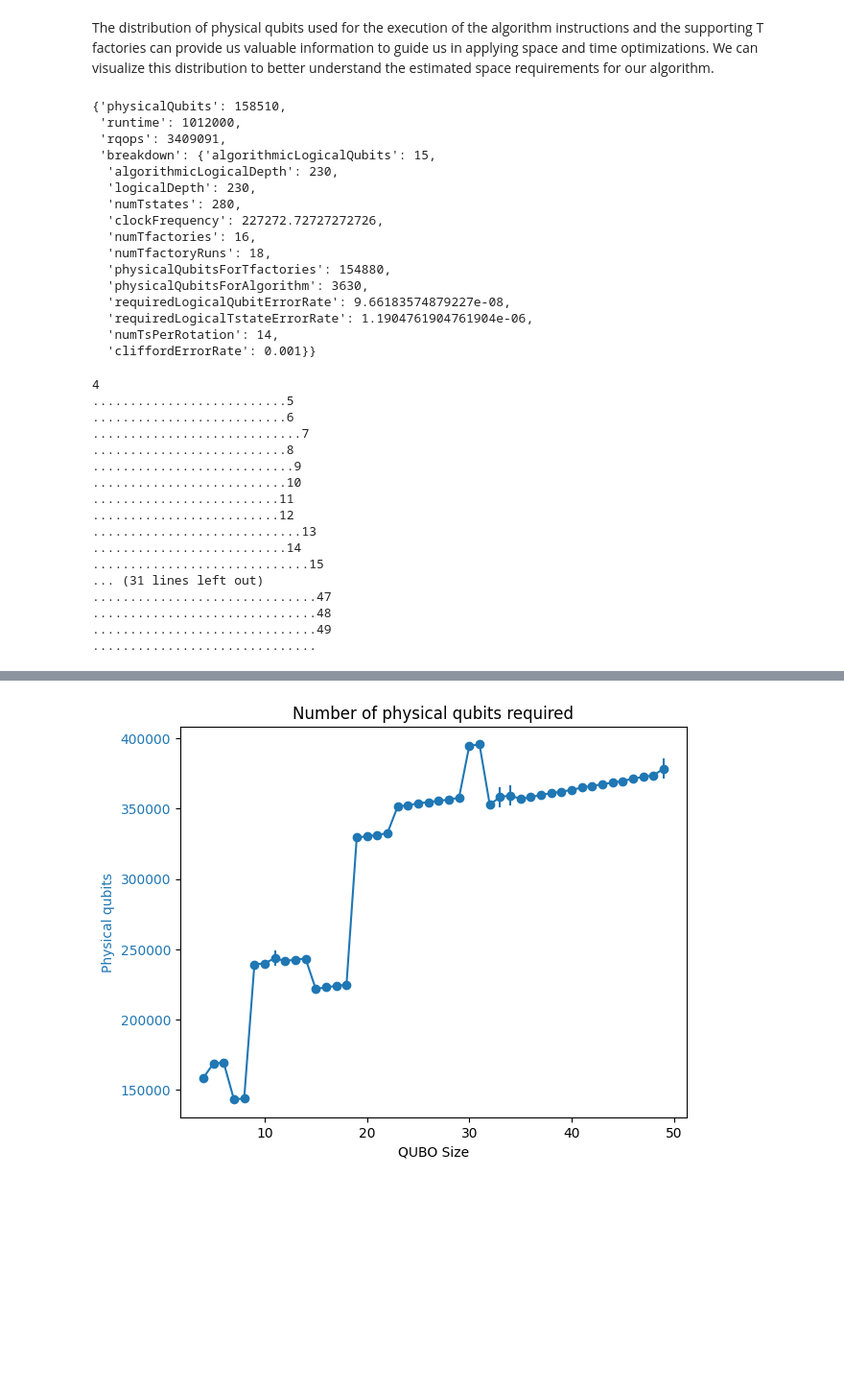
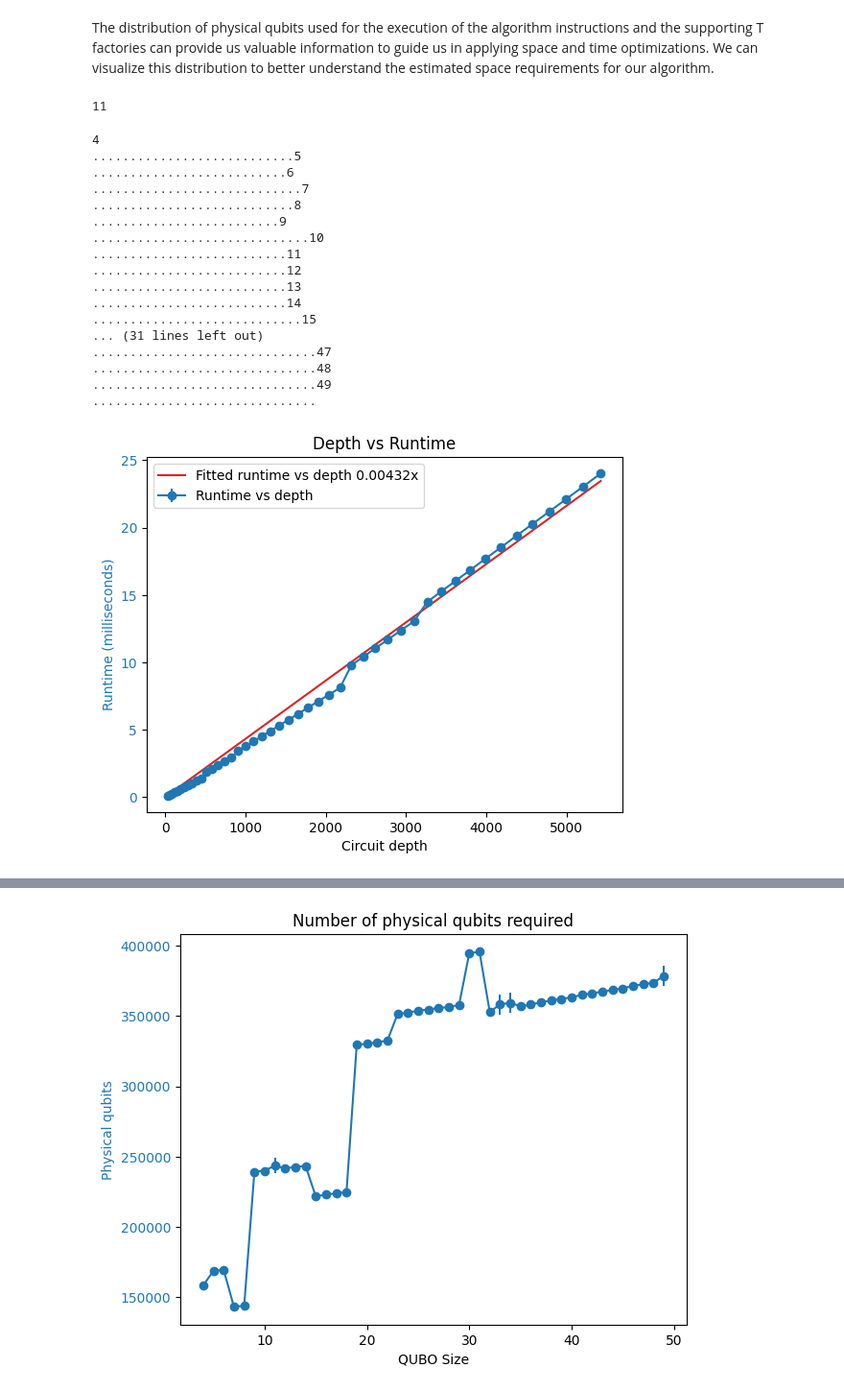
Before and after one commit to unitaryfund/aquapointer, a Jupyter notebook: notebooks/estimation-qiskit.ipynb, the cells around one changed output, grey strips where cells are left out. Shown: that part at 96% size. Saved outputs shown, nothing was run; the diff lists cells and outputs as text; code cells hidden in the pictures; blank space fills up the shorter version.

```diff
--- a/notebooks/estimation-qiskit.ipynb
+++ b/notebooks/estimation-qiskit.ipynb
@@ -221,24 +221,9 @@ The logical qubit error rate is computed as $0.03 \cdot \left(\dfrac{0.001}{0.01
 # %% [markdown]
 The distribution of physical qubits used for the execution of the algorithm instructions and the supporting T factories can provide us valuable information to guide us in applying space and time optimizations. We can visualize this distribution to better understand the estimated space requirements for our algorithm.
 # %%
-result.data()['physicalCounts']
+result.data()['logicalQubit']['codeDistance']#['physicalCounts']
 # %% [output]
-{'physicalQubits': 158510,
- 'runtime': 1012000,
- 'rqops': 3409091,
- 'breakdown': {'algorithmicLogicalQubits': 15,
-  'algorithmicLogicalDepth': 230,
-  'logicalDepth': 230,
-  'numTstates': 280,
-  'clockFrequency': 227272.72727272726,
-  'numTfactories': 16,
-  'numTfactoryRuns': 18,
-  'physicalQubitsForTfactories': 154880,
-  'physicalQubitsForAlgorithm': 3630,
-  'requiredLogicalQubitErrorRate': 9.66183574879227e-08,
-  'requiredLogicalTstateErrorRate': 1.1904761904761904e-06,
-  'numTsPerRotation': 14,
-  'cliffordErrorRate': 0.001}}
+11
 # %%
 import matplotlib.pyplot as plt
 np.random.seed(42)
@@ -252,10 +237,14 @@ def get_runtime(circ):
     result = job.result()
     runtime = result.data()['physicalCounts']['runtime']
     qubit = result.data()['physicalCounts']['physicalQubits']
-    return runtime, qubit
+    distance = result.data()['logicalQubit']['codeDistance']
+    return runtime, qubit, distance
 
 
 sizes = range(4, 50)
+
+mean_distances = []
+std_distances = []
 mean_qubits = []
 std_qubits = []
 mean_depths = []
@@ -267,6 +256,7 @@ num_trials = 5
 
 for size in sizes:
     print(size)
+    distances = []
     qubits = []
     depths = []
     runtimes = []
@@ -275,12 +265,15 @@ for size in sizes:
         qubo_matrix = get_random_qubo(size, seed)
         circ = create_algorithm(qubo_matrix, backend)
         depth = get_depth(circ)
-        runtime, qubit = get_runtime(circ)
+        runtime, qubit, distance = get_runtime(circ)
 
+        distances.append(distance)
         qubits.append(qubit)
         depths.append(depth)
         runtimes.append(runtime)
 
+    mean_distances.append(np.mean(distances))
+    std_distances.append(np.std(distances))
     mean_qubits.append(np.mean(qubits))
     std_qubits.append(np.std(qubits))
     mean_depths.append(np.mean(depths))
@@ -295,19 +288,50 @@ std_runtimes = np.array(std_runtimes)
 std_runtimes = std_runtimes/10**7
 # %% [output]
 4
-..........................5
+...........................5
 ..........................6
 ............................7
-..........................8
-...........................9
-..........................10
-.........................11
-.........................12
-............................13
+...........................8
+.........................9
+.............................10
+..........................11
+..........................12
+..........................13
 ..........................14
-.............................15
+............................15
 ... (31 lines left out)
 ..............................47
 ..............................48
 ..............................49
 ..............................
+# %%
+from scipy.optimize import curve_fit
+def polynomial_model(x, a):
+    return a * np.power(x, 1)
+
+
+# Fit the mean runtimes to the polynomial model
+popt, pcov = curve_fit(polynomial_model, list(mean_depths), mean_runtimes)
+a = popt[0]
+
+fitted_runtimes = polynomial_model(np.array(mean_depths), a)
+
+# Plotting the data
+fig, ax1 = plt.subplots()
+
+color = 'tab:blue'
+ax1.set_xlabel('Circuit depth')
+ax1.set_ylabel('Runtime (milliseconds)', color=color)
+ax1.errorbar(mean_depths, mean_runtimes,xerr=std_depths, yerr=std_runtimes, fmt='-o', color=color, label='Runtime vs depth')
+ax1.tick_params(axis='y', labelcolor=color)
+ax1.plot(mean_depths, fitted_runtimes, color='tab:red', label=f'Fitted runtime vs depth {round(a,5)}x')
+# ax1.set_yscale('log')
+# ax2.set_yscale('log')
+plt.legend()
+# fig.tight_layout()
+plt.title('Depth vs Runtime')
+# plt.tight_layout()
+plt.savefig('runtime_vs_depth.pdf')
+plt.show()
+# %% [output]
+[figure, added]
```
Also changed, not shown: parts of 11 cells of this notebook, 4 other files.
